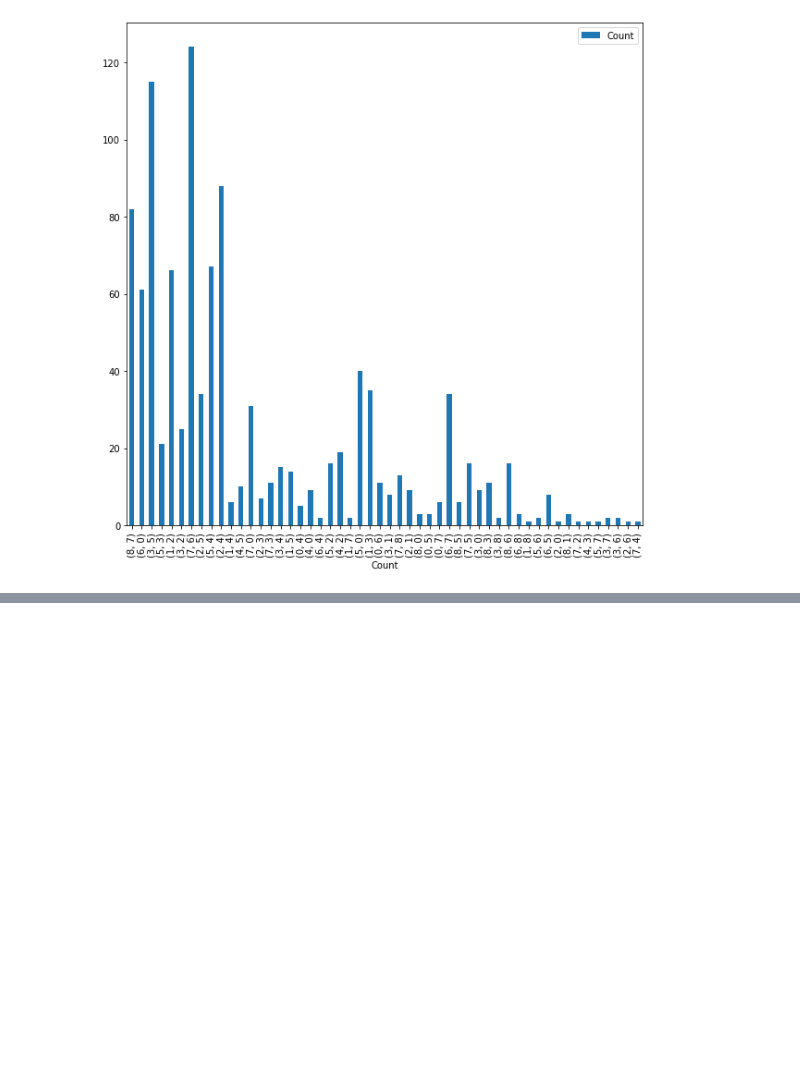
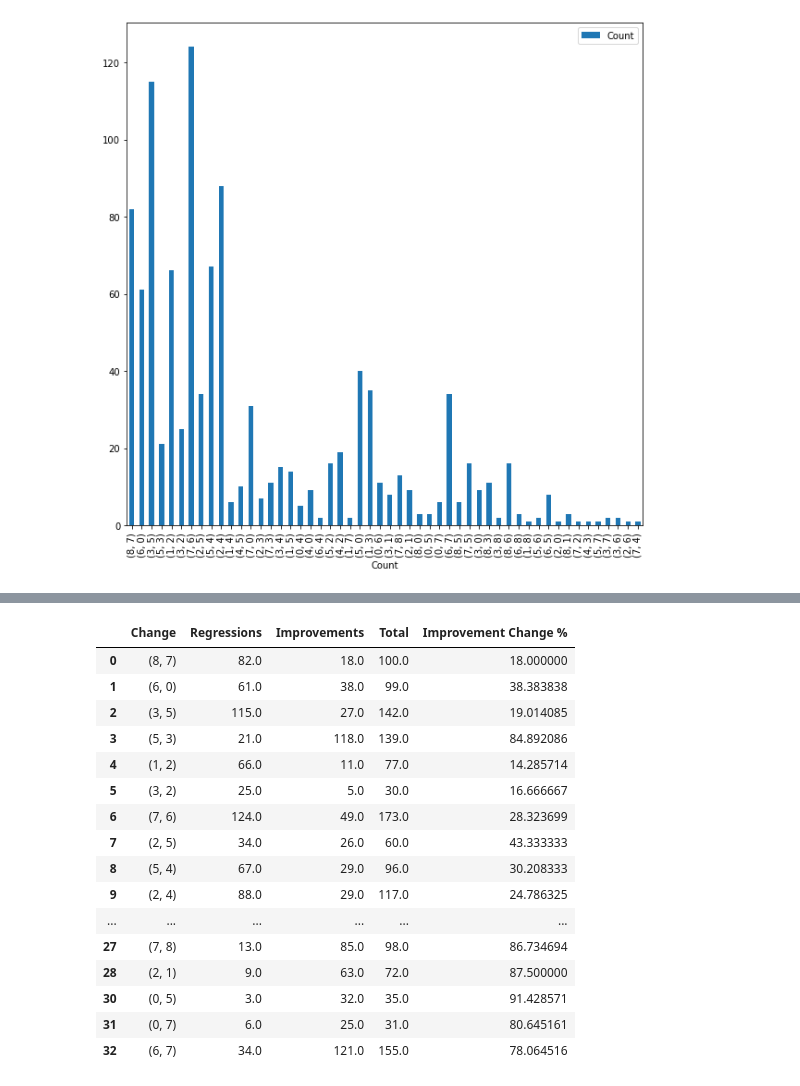
Before and after one commit to joshb738/NBA_Player_Analysis, a Jupyter notebook: Machine_Learning/Timeseries_df.ipynb, the cells around one changed output, grey strips where cells are left out. Drawn from its saved outputs; the diff is of its cells as text; code cells hidden in the pictures; blank space fills up the shorter version.

```diff
--- a/Machine_Learning/Timeseries_df.ipynb
+++ b/Machine_Learning/Timeseries_df.ipynb
@@ -173,0 +279,21 @@ regressions_df.plot.bar(figsize=(10,10),x='Count', y='Number', label='Count')
+# %%
+merged_df2 = merged_df[merged_df["Total"]>25]
+merged_df2
+# %% [output]
+|  | Change | Regressions | Improvements | Total | Improvement Change % |
+| 0 | (8, 7) | 82.0 | 18.0 | 100.0 | 18.000000 |
+| 1 | (6, 0) | 61.0 | 38.0 | 99.0 | 38.383838 |
+| 2 | (3, 5) | 115.0 | 27.0 | 142.0 | 19.014085 |
+| 3 | (5, 3) | 21.0 | 118.0 | 139.0 | 84.892086 |
+| 4 | (1, 2) | 66.0 | 11.0 | 77.0 | 14.285714 |
+| 5 | (3, 2) | 25.0 | 5.0 | 30.0 | 16.666667 |
+| 6 | (7, 6) | 124.0 | 49.0 | 173.0 | 28.323699 |
+| 7 | (2, 5) | 34.0 | 26.0 | 60.0 | 43.333333 |
+| 8 | (5, 4) | 67.0 | 29.0 | 96.0 | 30.208333 |
+| 9 | (2, 4) | 88.0 | 29.0 | 117.0 | 24.786325 |
+| ... | ... | ... | ... | ... | ... |
+| 27 | (7, 8) | 13.0 | 85.0 | 98.0 | 86.734694 |
+| 28 | (2, 1) | 9.0 | 63.0 | 72.0 | 87.500000 |
+| 30 | (0, 5) | 3.0 | 32.0 | 35.0 | 91.428571 |
+| 31 | (0, 7) | 6.0 | 25.0 | 31.0 | 80.645161 |
+| 32 | (6, 7) | 34.0 | 121.0 | 155.0 | 78.064516 |
```
Also changed, not shown: parts of 14 cells of this notebook, 2 other files.
